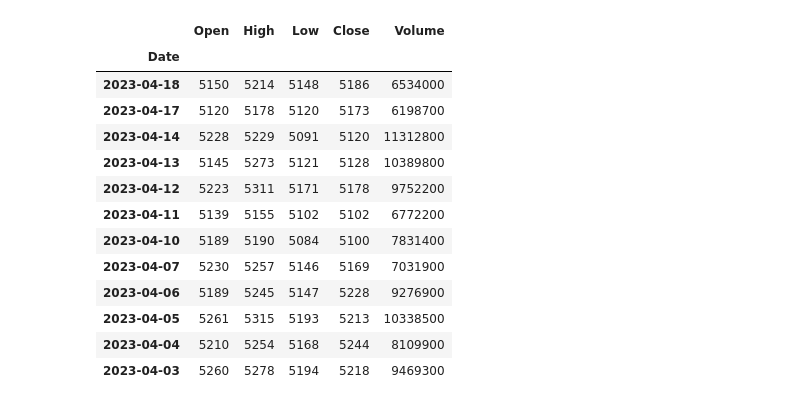
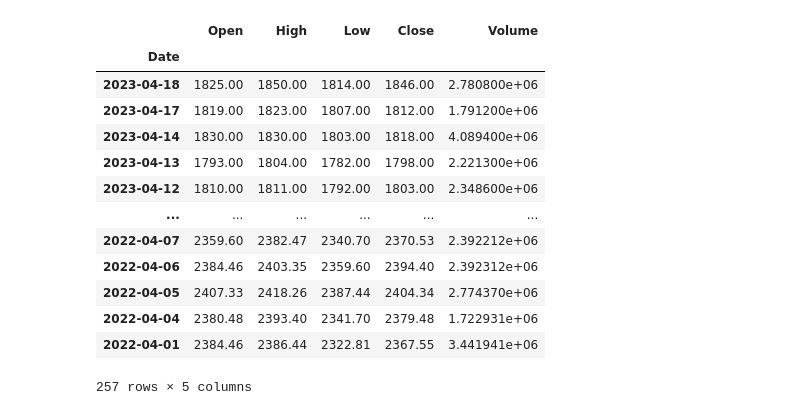
Before and after one commit to 2023-hsymlab/git-github-kiso-YH-542, a Jupyter notebook: Simple-Stock/Simmple_Stock.ipynb, the cells around one changed output. Saved outputs shown, nothing was run; the diff lists cells and outputs as text; code cells hidden in the pictures.

```diff
--- a/Simple-Stock/Simmple_Stock.ipynb
+++ b/Simple-Stock/Simmple_Stock.ipynb
@@ -11,17 +19,17 @@ df = data.DataReader('9984.JP', 'stooq', start, end)
-# %%
-df
-# %% [output]
-|  | Open | High | Low | Close | Volume |
-| Date |  |  |  |  |  |
-| 2023-04-18 | 5150 | 5214 | 5148 | 5186 | 6534000 |
-| 2023-04-17 | 5120 | 5178 | 5120 | 5173 | 6198700 |
-| 2023-04-14 | 5228 | 5229 | 5091 | 5120 | 11312800 |
-| 2023-04-13 | 5145 | 5273 | 5121 | 5128 | 10389800 |
-| 2023-04-12 | 5223 | 5311 | 5171 | 5178 | 9752200 |
-| 2023-04-11 | 5139 | 5155 | 5102 | 5102 | 6772200 |
-| 2023-04-10 | 5189 | 5190 | 5084 | 5100 | 7831400 |
-| 2023-04-07 | 5230 | 5257 | 5146 | 5169 | 7031900 |
-| 2023-04-06 | 5189 | 5245 | 5147 | 5228 | 9276900 |
-| 2023-04-05 | 5261 | 5315 | 5193 | 5213 | 10338500 |
-| 2023-04-04 | 5210 | 5254 | 5168 | 5244 | 8109900 |
-| 2023-04-03 | 5260 | 5278 | 5194 | 5218 | 9469300 |
+# %%
+df_ntt
+# %% [output]
+|  | Open | High | Low | Close | Volume |
+| Date |  |  |  |  |  |
+| 2023-04-18 | 1825.00 | 1850.00 | 1814.00 | 1846.00 | 2.780800e+06 |
+| 2023-04-17 | 1819.00 | 1823.00 | 1807.00 | 1812.00 | 1.791200e+06 |
+| 2023-04-14 | 1830.00 | 1830.00 | 1803.00 | 1818.00 | 4.089400e+06 |
+| 2023-04-13 | 1793.00 | 1804.00 | 1782.00 | 1798.00 | 2.221300e+06 |
+| 2023-04-12 | 1810.00 | 1811.00 | 1792.00 | 1803.00 | 2.348600e+06 |
+| ... | ... | ... | ... | ... | ... |
+| 2022-04-07 | 2359.60 | 2382.47 | 2340.70 | 2370.53 | 2.392212e+06 |
+| 2022-04-06 | 2384.46 | 2403.35 | 2359.60 | 2394.40 | 2.392312e+06 |
+| 2022-04-05 | 2407.33 | 2418.26 | 2387.44 | 2404.34 | 2.774370e+06 |
+| 2022-04-04 | 2380.48 | 2393.40 | 2341.70 | 2379.48 | 1.722931e+06 |
+| 2022-04-01 | 2384.46 | 2386.44 | 2322.81 | 2367.55 | 3.441941e+06 |
+257 rows × 5 columns
```
Also changed, not shown: parts of 9 cells of this notebook, 7 other files.
